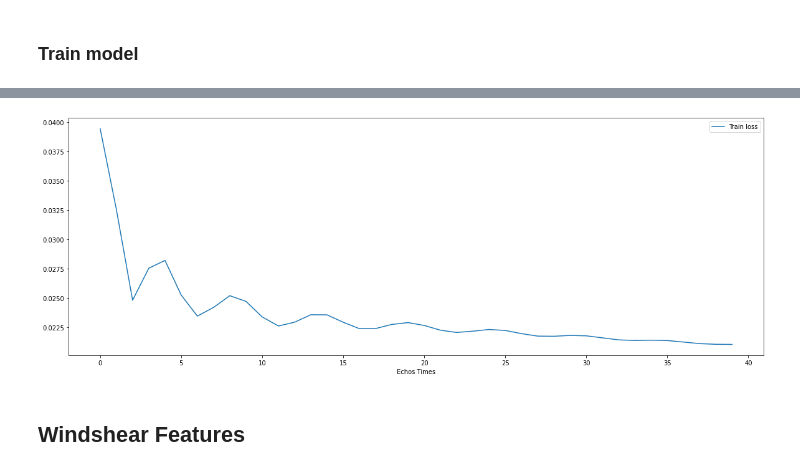
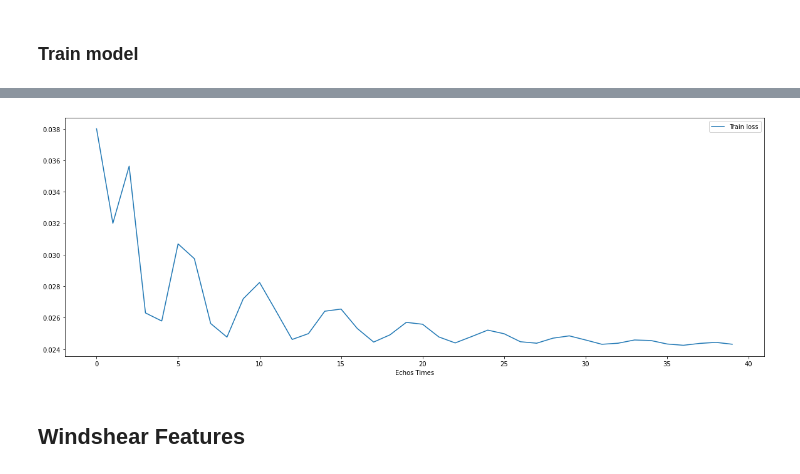
Before and after one commit to sevewing/WindmillPrediction, a Jupyter notebook: PH_SC_TRAIN.ipynb, the cells around one changed output, grey strips where cells are left out. Saved outputs shown, nothing was run; the diff lists cells and outputs as text; code cells hidden in the pictures.

```diff
--- a/PH_SC_TRAIN.ipynb
+++ b/PH_SC_TRAIN.ipynb
@@ -106,7 +72,7 @@ target = ["VAERDI"]
 n_groups=10
 lr=0.001
 num_epochs=40
-hidden_size = 1000
+hidden_size = 200
 output_size = 1
 # %% [markdown]
 ## Original Features
@@ -146,13 +115,44 @@ myplot.k_fold_validation(n_groups, k_scores, path=plot_path+"original_k_fold.png
+# %%
+def train_model(
+    model,
+    lr,
+    num_epochs,
+    X_train,
+    y_train
+    ):
+    loss_fn = torch.nn.SmoothL1Loss()
+
+    optimiser = torch.optim.Adam(model.parameters(), lr=lr)
+    num_epochs = num_epochs
+
+    train_hist = np.zeros(num_epochs)
+    y_pred = None
+    for t in range(num_epochs):
+
+        y_pred = model(X_train)
+        loss = loss_fn(y_pred.float(), y_train)
+
+        if t % 10 == 0 or t == num_epochs-1:
+            print(f'Epoch {t} train loss: {loss.item()}')
+
+        train_hist[t] = loss.item()
+
+        optimiser.zero_grad()
+        loss.backward()
+        optimiser.step()
+
+    return model.eval(), train_hist, y_pred
 # %%
 x_train, y_train = df_train[org_cols].values, df_train[target].values
 x_train_tensor = torch.tensor(x_train, dtype = torch.float)
 y_train_tensor = torch.tensor(y_train, dtype = torch.float)
 # %%
-model_original, train_hist_original, _ = train_model(
+model_original, train_hist_original, y = train_model(
                                             model_original,
                                             lr,
                                             num_epochs,
                                             x_train_tensor,
-                                            y_train_tensor,
-                                            path=model_path+"original_model.pth")
+                                            y_train_tensor)
+
+                                            # path=model_path+"original_model.pth")
 # %% [output]
@@ -163,7 +174,9 @@ Epoch 30 train loss: 0.021759498864412308
 # %%
-myplot.model_loss({"Train loss":train_hist_original}, path=plot_path+"original_loss.png")
+myplot.model_loss({"Train loss":train_hist_original})
+# myplot.model_loss({"Train loss":train_hist_original}, path=plot_pat/
+# h+"original_loss.png")
 # %% [output]
-[figure, old version]
+[figure, new version]
 # %% [markdown]
 ## Windshear Features
 # %%
```
Also changed, not shown: parts of 24 cells of this notebook, 9 other files.
